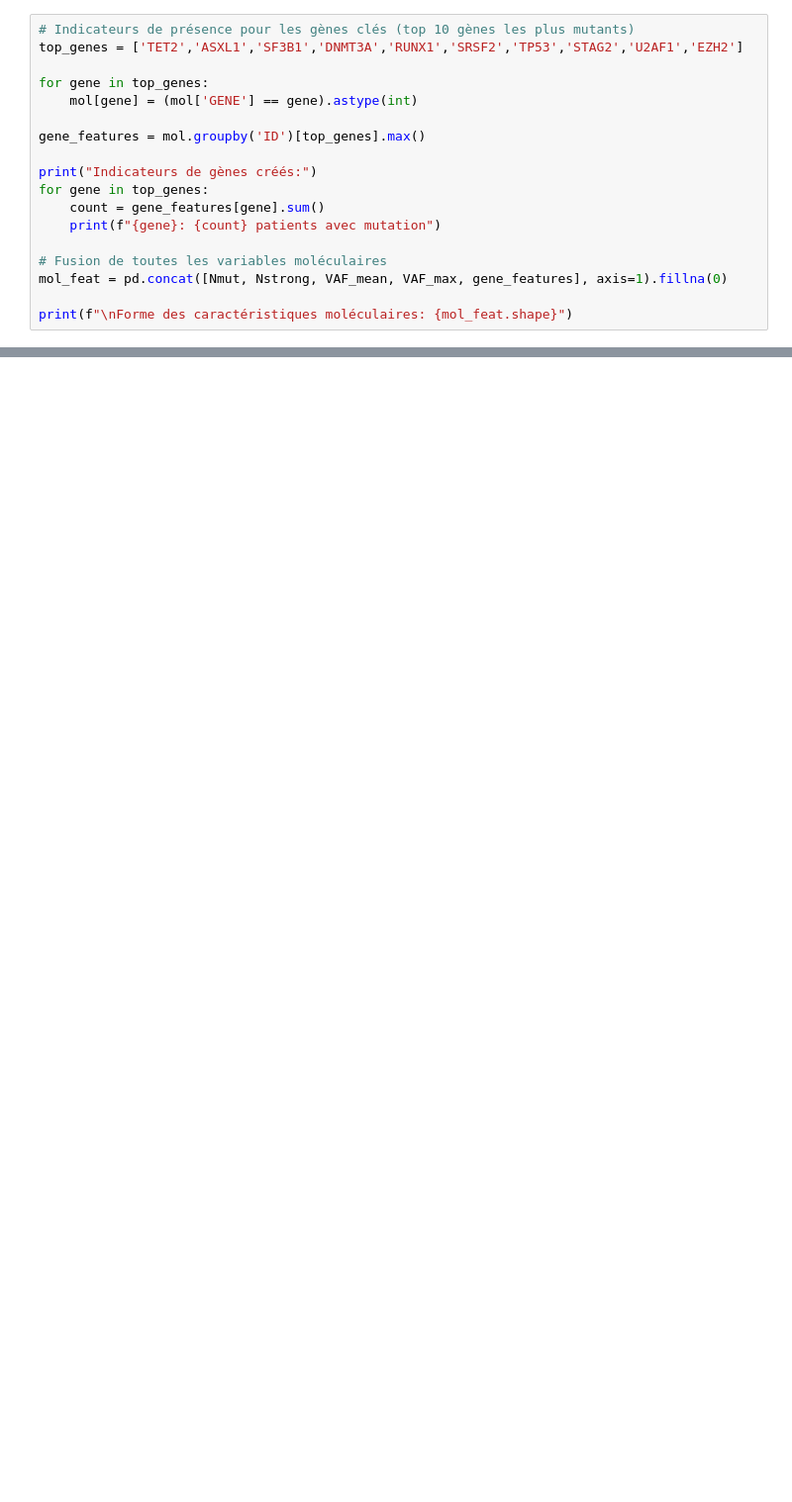
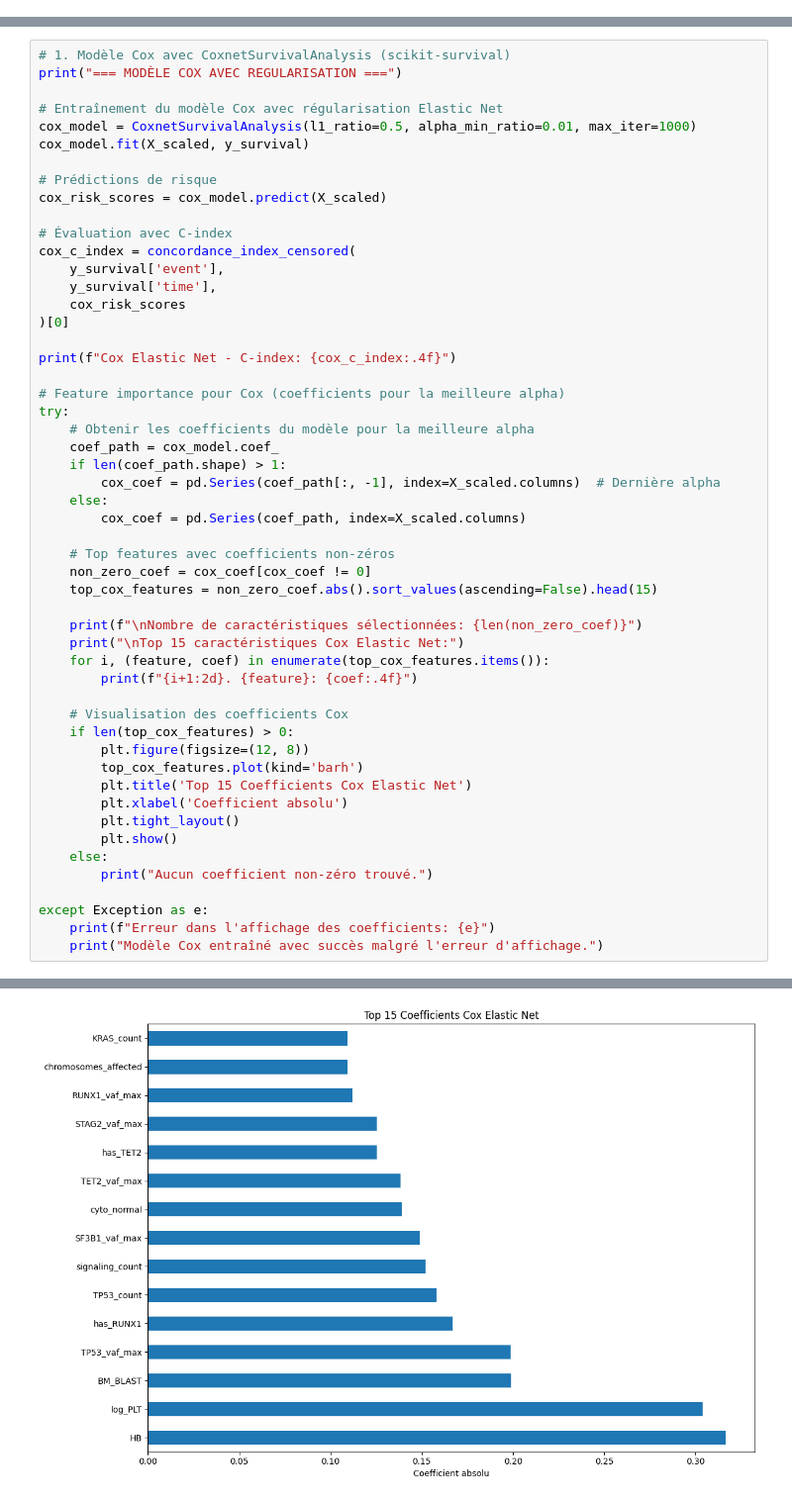
Before and after one commit to Utharushan/QRT-challenge, a Jupyter notebook: main.ipynb, the cells around one changed output, grey strips where cells are left out. Shown at 99% size. Drawn from its saved outputs; the diff is of its cells as text; blank space fills up the shorter version.

Commit message:
Ensemble Learning - score 0.7586

```diff
--- a/main.ipynb
+++ b/main.ipynb
@@ -202,18 +0,0 @@ Name: VAF_max, dtype: float64
-# %%
-# Indicateurs de présence pour les gènes clés (top 10 gènes les plus mutants)
-top_genes = ['TET2','ASXL1','SF3B1','DNMT3A','RUNX1','SRSF2','TP53','STAG2','U2AF1','EZH2']
-
-for gene in top_genes:
-    mol[gene] = (mol['GENE'] == gene).astype(int)
-
-gene_features = mol.groupby('ID')[top_genes].max()
-
-print("Indicateurs de gènes créés:")
-for gene in top_genes:
-    count = gene_features[gene].sum()
-    print(f"{gene}: {count} patients avec mutation")
-
-# Fusion de toutes les variables moléculaires
-mol_feat = pd.concat([Nmut, Nstrong, VAF_mean, VAF_max, gene_features], axis=1).fillna(0)
-
-print(f"\nForme des caractéristiques moléculaires: {mol_feat.shape}")
@@ -579,0 +569,53 @@ Cette approche d'ensemble permet de capturer à la fois les interactions complex
+# %%
+# 1. Modèle Cox avec CoxnetSurvivalAnalysis (scikit-survival)
+print("=== MODÈLE COX AVEC REGULARISATION ===")
+
+# Entraînement du modèle Cox avec régularisation Elastic Net
+cox_model = CoxnetSurvivalAnalysis(l1_ratio=0.5, alpha_min_ratio=0.01, max_iter=1000)
+cox_model.fit(X_scaled, y_survival)
+
+# Prédictions de risque
+cox_risk_scores = cox_model.predict(X_scaled)
+
+# Évaluation avec C-index
+cox_c_index = concordance_index_censored(
+    y_survival['event'],
+    y_survival['time'],
+    cox_risk_scores
+)[0]
+
+print(f"Cox Elastic Net - C-index: {cox_c_index:.4f}")
+
+# Feature importance pour Cox (coefficients pour la meilleure alpha)
+try:
+    # Obtenir les coefficients du modèle pour la meilleure alpha
+    coef_path = cox_model.coef_
+    if len(coef_path.shape) > 1:
+        cox_coef = pd.Series(coef_path[:, -1], index=X_scaled.columns)  # Dernière alpha
+    else:
+        cox_coef = pd.Series(coef_path, index=X_scaled.columns)
+
+    # Top features avec coefficients non-zéros
+    non_zero_coef = cox_coef[cox_coef != 0]
+    top_cox_features = non_zero_coef.abs().sort_values(ascending=False).head(15)
+
+    print(f"\nNombre de caractéristiques sélectionnées: {len(non_zero_coef)}")
+    print("\nTop 15 caractéristiques Cox Elastic Net:")
+    for i, (feature, coef) in enumerate(top_cox_features.items()):
+        print(f"{i+1:2d}. {feature}: {coef:.4f}")
+
+    # Visualisation des coefficients Cox
+    if len(top_cox_features) > 0:
+        plt.figure(figsize=(12, 8))
+        top_cox_features.plot(kind='barh')
+        plt.title('Top 15 Coefficients Cox Elastic Net')
+        plt.xlabel('Coefficient absolu')
+        plt.tight_layout()
+        plt.show()
+    else:
+        print("Aucun coefficient non-zéro trouvé.")
+
+except Exception as e:
+    print(f"Erreur dans l'affichage des coefficients: {e}")
+    print("Modèle Cox entraîné avec succès malgré l'erreur d'affichage.")
+# %% [output]
@@ -579,0 +639 @@ Cette approche d'ensemble permet de capturer à la fois les interactions complex
+[figure, added]
```
Also changed, not shown: parts of 47 cells of this notebook, 4 other files.
